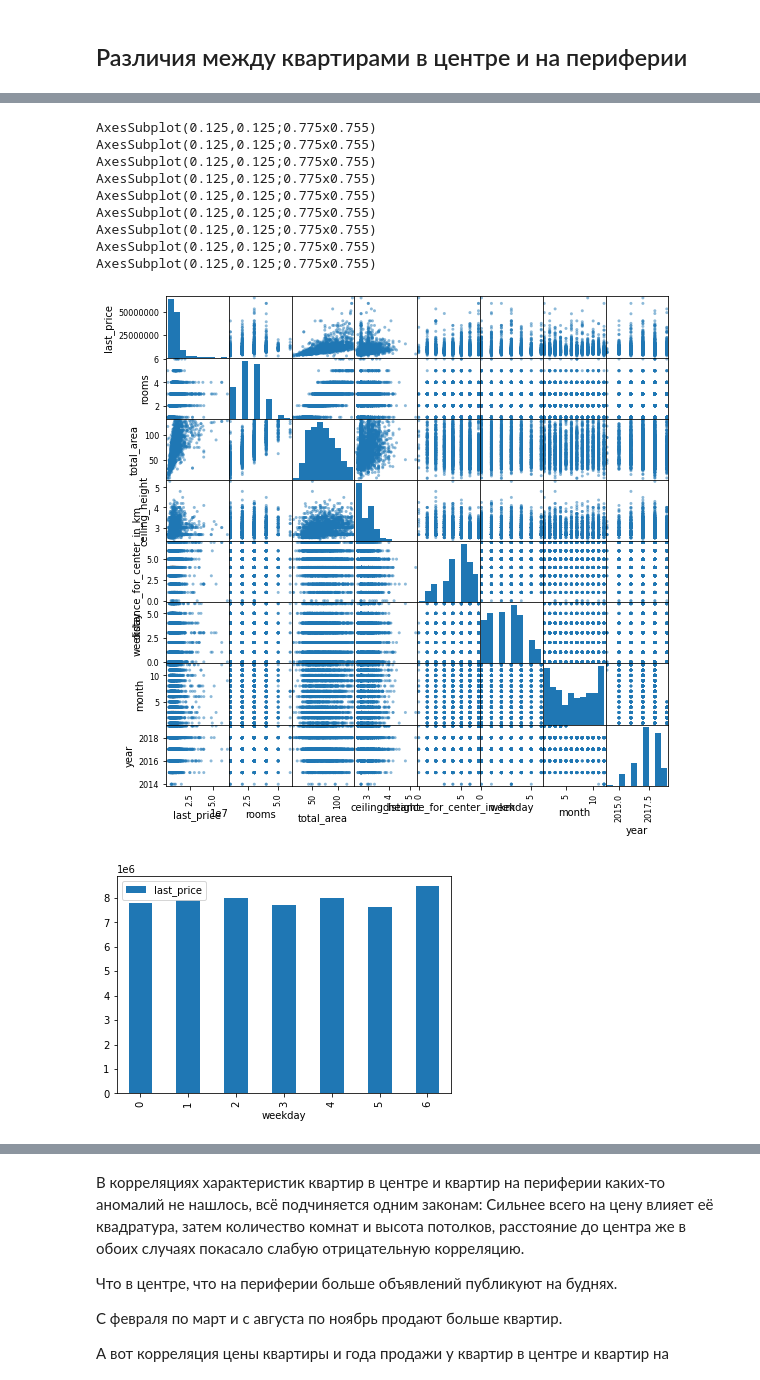
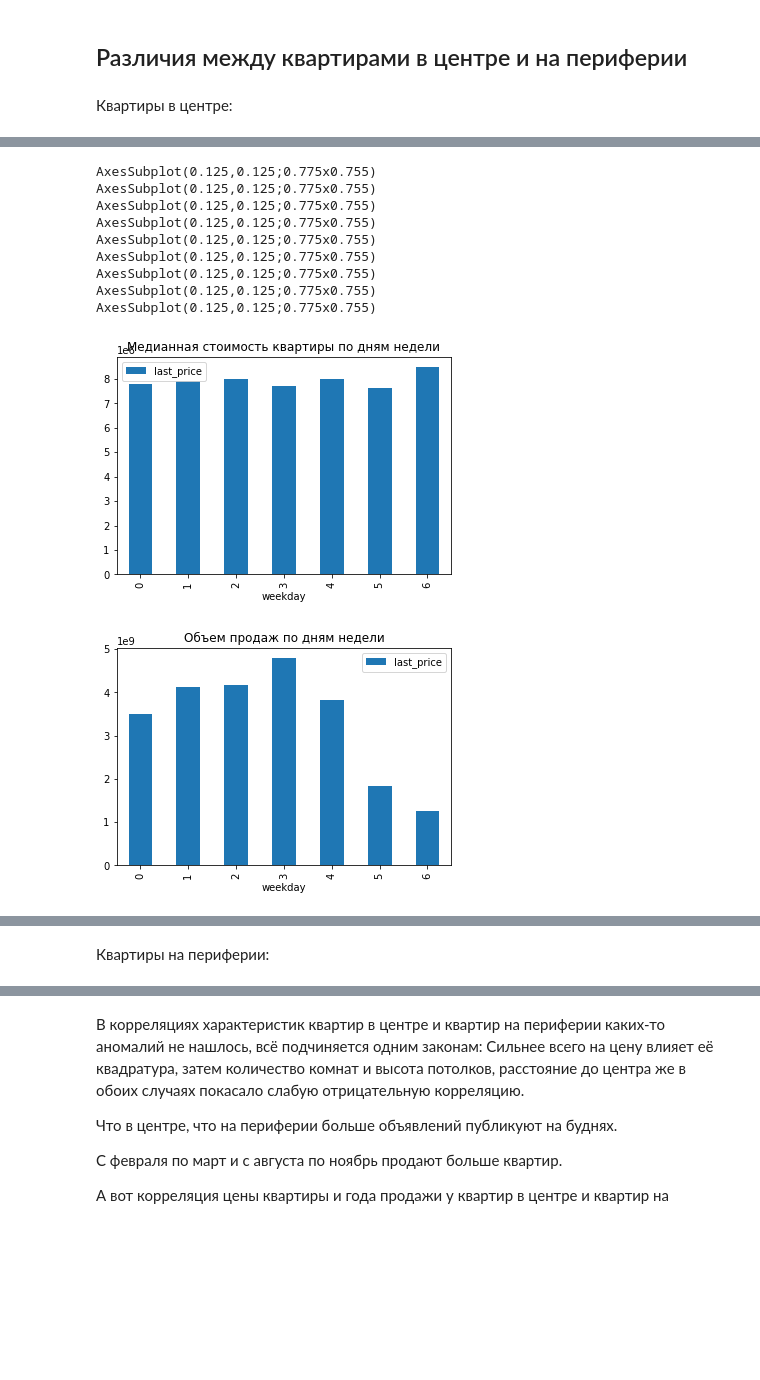
Before and after one commit to AlexSterkhov/Practicum-projects, a Jupyter notebook: Проект по исследовательскому анализу данных/Проект по исследовательскому анализу данных.ipynb, the cells around one changed output, grey strips where cells are left out. Cells and saved outputs as stored; diff of their text form; code cells hidden in the pictures; blank space fills up the shorter version.

```diff
--- a/Проект по исследовательскому анализу данных/Проект по исследовательскому анализу данных.ipynb
+++ b/Проект по исследовательскому анализу данных/Проект по исследовательскому анализу данных.ipynb
@@ -621,43 +638,42 @@ df.query("locality_name == 'Санкт-Петербург'").pivot_table(index='
 **Итого** - *центр Санкт-Петербурга равен первым семи километрам.*
 # %% [markdown]
 ## Различия между квартирами в центре и на периферии
+# %% [markdown]
+Квартиры в центре:
 # %%
 apartment_in_the_center = df.query("locality_name == 'Санкт-Петербург' & distance_for_center_in_km <= 7 ")
 apartment_in_the_center = apartment_in_the_center[['last_price', 'rooms', 'total_area', 'ceiling_height','distance_for_center_in_km', 'weekday','month','year']]
-pd.plotting.scatter_matrix(apartment_in_the_center, figsize=(9,9))
 display(apartment_in_the_center.corr())
 
+print(apartment_in_the_center.pivot_table(index='weekday', values='last_price',aggfunc='median').plot(kind='bar', title='Медианная стоимость квартиры по дням недели'))
+print(apartment_in_the_center.pivot_table(index='weekday', values='last_price',aggfunc='sum').plot(kind='bar', title='Объем продаж по дням недели'))
+print(apartment_in_the_center.pivot_table(index='weekday', values='last_price',aggfunc='count').plot(kind='bar', title='Количество продаж по дням недели'))
 
+print(apartment_in_the_center.pivot_table(index='month', values='last_price',aggfunc='median').plot(kind='bar', title='Медианная стоимость квартиры по месяцам'))
+print(apartment_in_the_center.pivot_table(index='month', values='last_price',aggfunc='sum').plot(kind='bar', title='Объем продаж по месяцам'))
+print(apartment_in_the_center.pivot_table(index='month', values='last_price',aggfunc='count').plot(kind='bar', title='Количество продаж по месяцам'))
 
-print(apartment_in_the_center.pivot_table(index='weekday', values='last_price',aggfunc='median').plot(kind='bar'))
-print(apartment_in_the_center.pivot_table(index='weekday', values='last_price',aggfunc='sum').plot(kind='bar'))
-print(apartment_in_the_center.pivot_table(index='weekday', values='last_price',aggfunc='count').plot(kind='bar'))
-
-print(apartment_in_the_center.pivot_table(index='month', values='last_price',aggfunc='median').plot(kind='bar'))
-print(apartment_in_the_center.pivot_table(index='month', values='last_price',aggfunc='sum').plot(kind='bar'))
-print(apartment_in_the_center.pivot_table(index='month', values='last_price',aggfunc='count').plot(kind='bar'))
-
-print(apartment_in_the_center.pivot_table(index='year', values='last_price',aggfunc='median').plot(kind='bar'))
-print(apartment_in_the_center.pivot_table(index='year', values='last_price',aggfunc='sum').plot(kind='bar'))
-print(apartment_in_the_center.pivot_table(index='year', values='last_price',aggfunc='count').plot(kind='bar'))
+print(apartment_in_the_center.pivot_table(index='year', values='last_price',aggfunc='median').plot(kind='bar', title='Медианная стоимость квартиры по годам'))
+print(apartment_in_the_center.pivot_table(index='year', values='last_price',aggfunc='sum').plot(kind='bar', title='Объем продаж по годам'))
+print(apartment_in_the_center.pivot_table(index='year', values='last_price',aggfunc='count').plot(kind='bar', title='Количество продаж по годам'))
 # %% [output]
 |  | last_price | rooms | total_area | ceiling_height | distance_for_center_in_km | weekday | month | year |
 | last_price | 1.000000 | 0.303892 | 0.579804 | 0.135444 | -0.065200 | -0.001293 | -0.032003 | 0.010236 |
 | rooms | 0.303892 | 1.000000 | 0.784265 | 0.175449 | -0.170145 | -0.008259 | 0.004975 | -0.046626 |
 | total_area | 0.579804 | 0.784265 | 1.000000 | 0.219282 | -0.150245 | -0.019887 | 0.005164 | -0.070089 |
 | ceiling_height | 0.135444 | 0.175449 | 0.219282 | 1.000000 | -0.240972 | -0.035960 | -0.015969 | 0.088298 |
 | distance_for_center_in_km | -0.065200 | -0.170145 | -0.150245 | -0.240972 | 1.000000 | -0.004397 | -0.013064 | 0.045360 |
 | weekday | -0.001293 | -0.008259 | -0.019887 | -0.035960 | -0.004397 | 1.000000 | 0.028795 | 0.009295 |
 | month | -0.032003 | 0.004975 | 0.005164 | -0.015969 | -0.013064 | 0.028795 | 1.000000 | -0.256313 |
 | year | 0.010236 | -0.046626 | -0.070089 | 0.088298 | 0.045360 | 0.009295 | -0.256313 | 1.000000 |
 AxesSubplot(0.125,0.125;0.775x0.755)
 AxesSubplot(0.125,0.125;0.775x0.755)
 AxesSubplot(0.125,0.125;0.775x0.755)
 AxesSubplot(0.125,0.125;0.775x0.755)
 AxesSubplot(0.125,0.125;0.775x0.755)
 AxesSubplot(0.125,0.125;0.775x0.755)
 AxesSubplot(0.125,0.125;0.775x0.755)
 AxesSubplot(0.125,0.125;0.775x0.755)
 AxesSubplot(0.125,0.125;0.775x0.755)
-[figure, old version]
+[figure, new version]
-[figure, old version]
+[figure, new version]
@@ -672,3 +687,5 @@ AxesSubplot(0.125,0.125;0.775x0.755)
+# %% [markdown]
+Квартиры на периферии:
 # %%
 apartment_not_in_the_center = df.query("locality_name == 'Санкт-Петербург' & distance_for_center_in_km >= 7 ")
 apartment_not_in_the_center = apartment_not_in_the_center[['last_price', 'rooms', 'total_area', 'ceiling_height','distance_for_center_in_km','first_day_exposition','weekday','month','year']]
```
Also changed, not shown: parts of 26 cells of this notebook.
